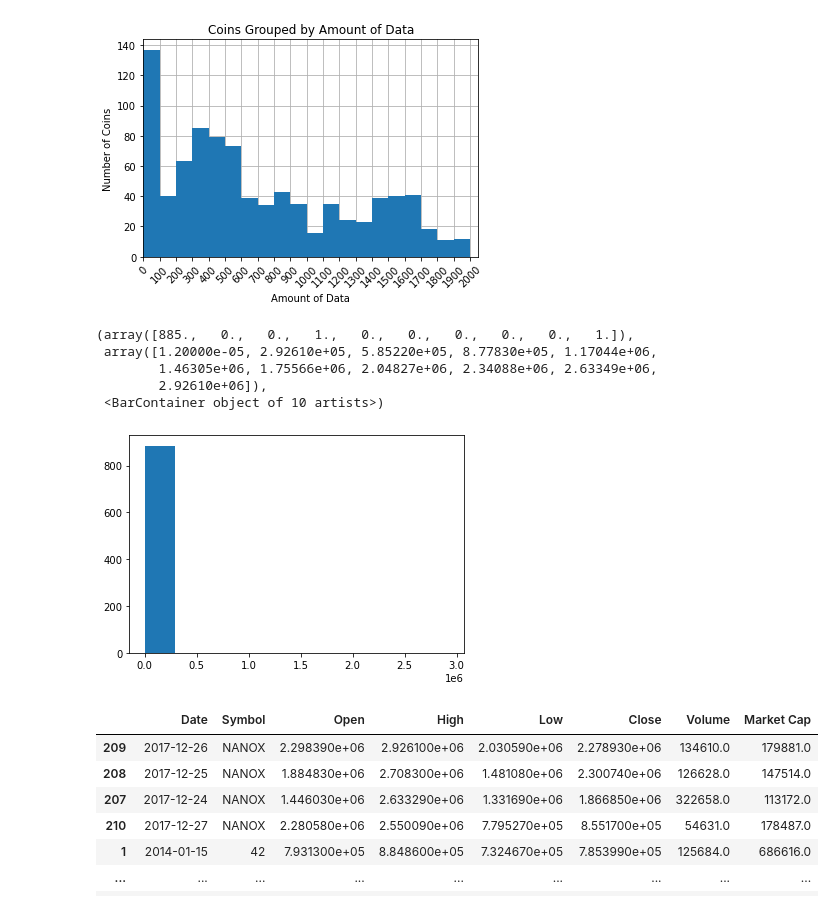
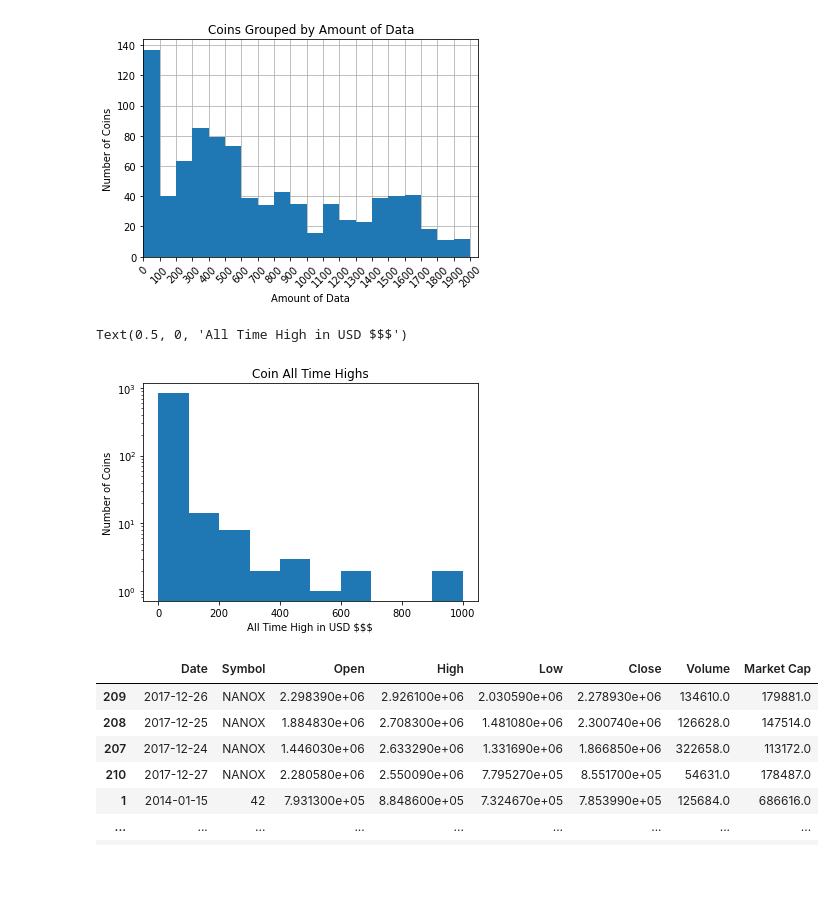
Before and after one commit to samjdedes/time_series_analysis, a Jupyter notebook: notebooks/EDA.ipynb, the cells around one changed output. Cells and saved outputs as stored; diff of their text form; code cells hidden in the pictures; blank space fills up the shorter version.

Commit message:
figures added

```diff
--- a/notebooks/EDA.ipynb
+++ b/notebooks/EDA.ipynb
@@ -272,15 +272,15 @@ Text(0.5, 1.0, 'Coins Grouped by Amount of Data')
 # %%
 # graph ATH and ATL histogram
 fig, ax = plt.subplots()
 
-ax.hist(ath)
+ax.hist(ath, range=(0, 10**3))
+ax.set_yscale('log')
+ax.set_title('Coin All Time Highs')
+ax.set_ylabel('Number of Coins')
+ax.set_xlabel('All Time High in USD $$$')
 # %% [output]
-(array([885.,   0.,   0.,   1.,   0.,   0.,   0.,   0.,   0.,   1.]),
- array([1.20000e-05, 2.92610e+05, 5.85220e+05, 8.77830e+05, 1.17044e+06,
-        1.46305e+06, 1.75566e+06, 2.04827e+06, 2.34088e+06, 2.63349e+06,
-        2.92610e+06]),
- <BarContainer object of 10 artists>)
+Text(0.5, 0, 'All Time High in USD $$$')
-[figure, old version]
+[figure, new version]
 # %%
 ts.sort_values('Low', ascending=False)
 # %% [output]
```
